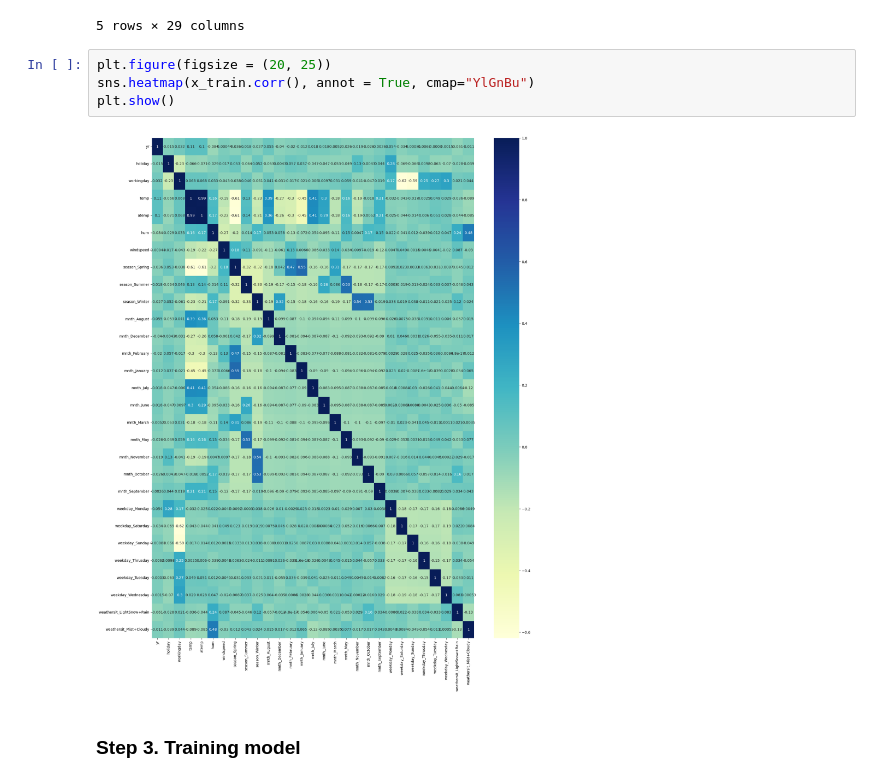
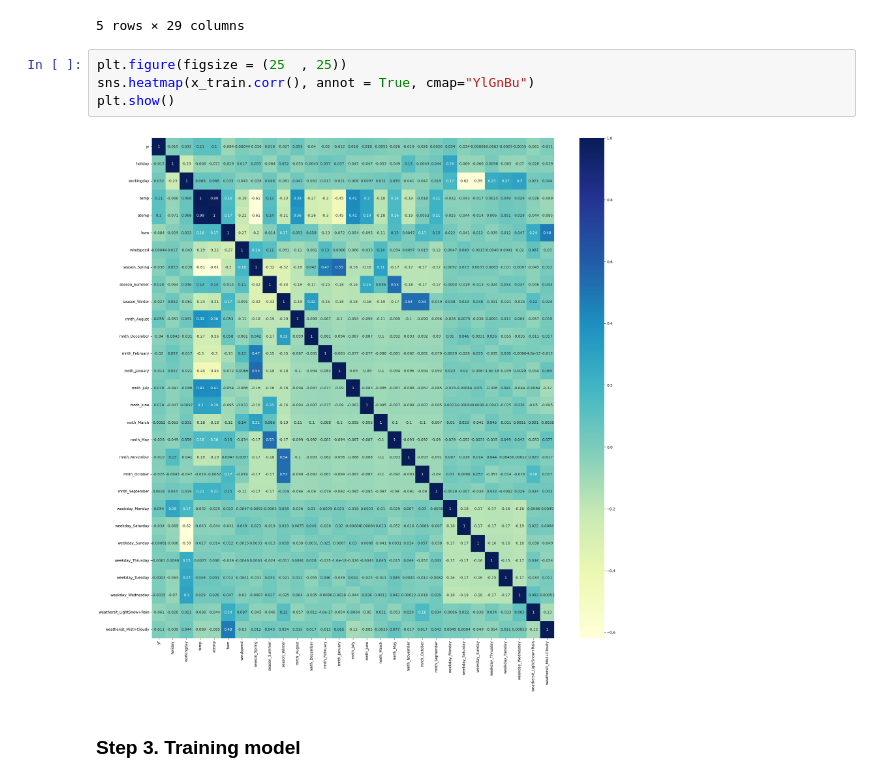
Before and after one commit to dasamitkumar/BikeSharingCaseStudy, a Jupyter notebook: Bike_Sharing_CaseStudy.ipynb, the cells around one changed output. Saved outputs shown, nothing was run; the diff lists cells and outputs as text.

```diff
--- a/Bike_Sharing_CaseStudy.ipynb
+++ b/Bike_Sharing_CaseStudy.ipynb
@@ -320,11 +320,11 @@ x_train.head()
 | 111 | 0 | 0 | 1 | 0.345824 | 0.318819 | 0.751824 | 0.380981 | 0 | 1 | ... |
 5 rows × 29 columns
 # %%
-plt.figure(figsize = (20, 25))
+plt.figure(figsize = (25  , 25))
 sns.heatmap(x_train.corr(), annot = True, cmap="YlGnBu")
 plt.show()
 # %% [output]
-[figure, old version]
+[figure, new version]
 # %% [markdown]
 ### Step 3. Training model
 # %% [markdown]
```
